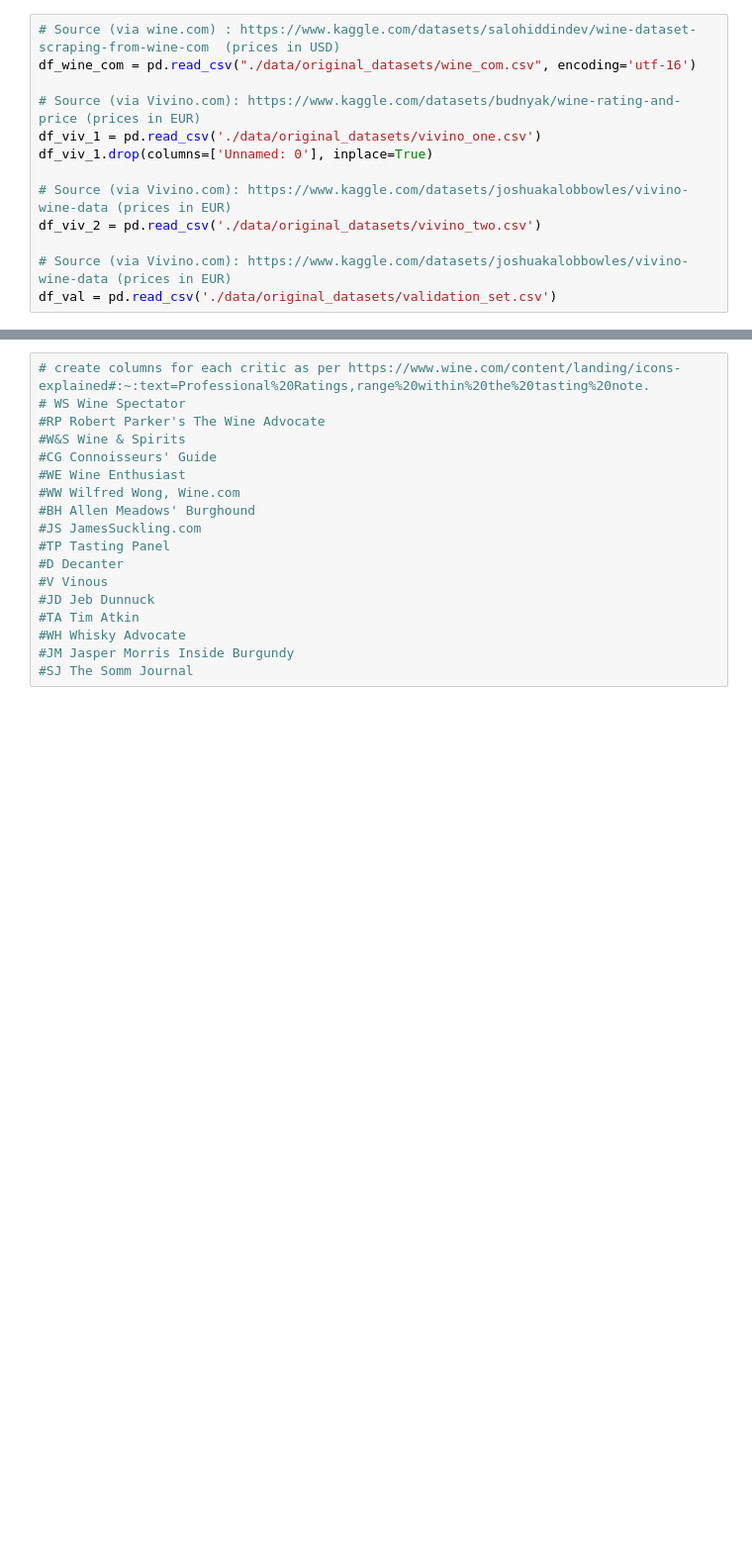
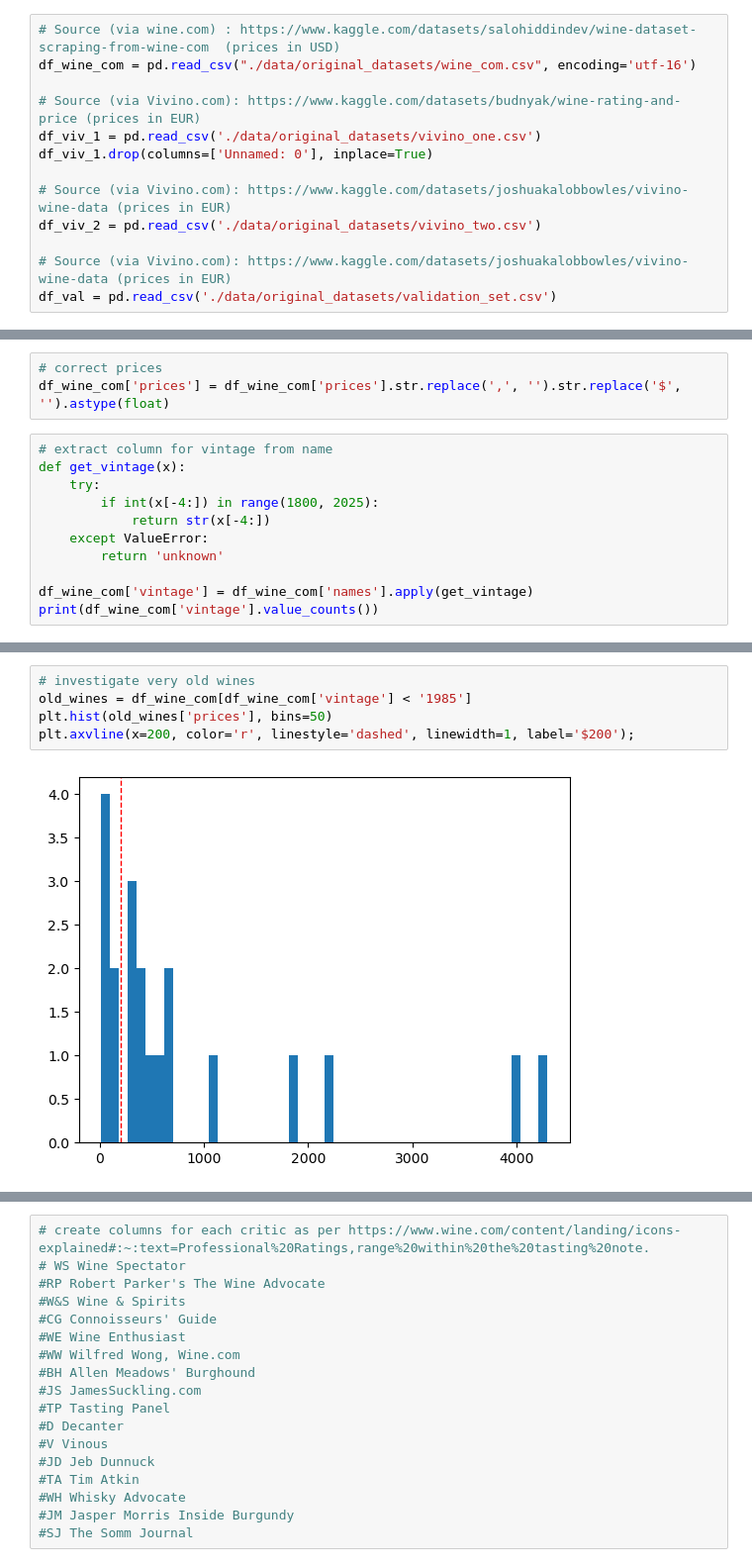
Before and after one commit to acdaniel864/capstone, a Jupyter notebook: 01_data_cleaning.ipynb, the cells around one changed output, grey strips where cells are left out. Shown: that part at 99% size. Cells and saved outputs as stored; diff of their text form; blank space fills up the shorter version.

```diff
--- a/01_data_cleaning.ipynb
+++ b/01_data_cleaning.ipynb
@@ -29,0 +53,14 @@ df_wine_com.head()
+# %%
+# correct prices
+df_wine_com['prices'] = df_wine_com['prices'].str.replace(',', '').str.replace('$', '').astype(float)
+# %%
+# extract column for vintage from name
+def get_vintage(x):
+    try:
+        if int(x[-4:]) in range(1800, 2025):
+            return str(x[-4:])
+    except ValueError:
+        return 'unknown'
+
+df_wine_com['vintage'] = df_wine_com['names'].apply(get_vintage)
+print(df_wine_com['vintage'].value_counts())
@@ -29,0 +85,7 @@ df_wine_com.head()
+# %%
+# investigate very old wines
+old_wines = df_wine_com[df_wine_com['vintage'] < '1985']
+plt.hist(old_wines['prices'], bins=50)
+plt.axvline(x=200, color='r', linestyle='dashed', linewidth=1, label='$200');
+# %% [output]
+[figure, added]
```
Also changed, not shown: parts of 28 cells of this notebook, 1 other file.
